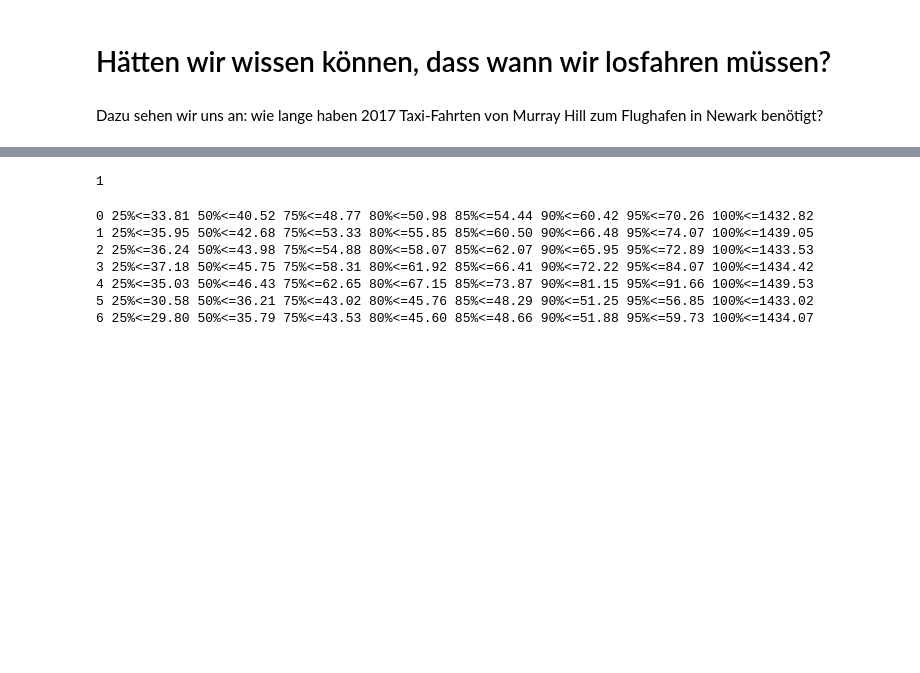
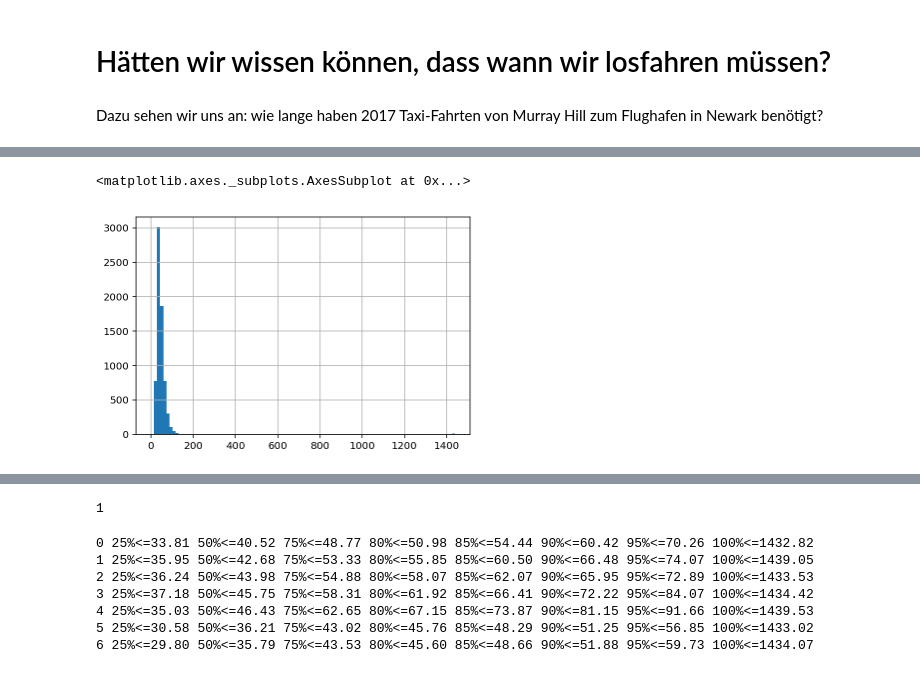
Before and after one commit to frankrefischer/nyc-taxi-to-airport, a Jupyter notebook: NYC-Taxi-Analytics.ipynb, the cells around one changed output, grey strips where cells are left out. Drawn from its saved outputs; the diff is of its cells as text; code cells hidden in the pictures; blank space fills up the shorter version.

```diff
--- a/NYC-Taxi-Analytics.ipynb
+++ b/NYC-Taxi-Analytics.ipynb
@@ -45,0 +60,5 @@ def select_trips_from_zone_to_zone(data, from_zone, to_zone):
+# %%
+tt.trip_duration_minutes.hist(bins=100)
+# %% [output]
+<matplotlib.axes._subplots.AxesSubplot at 0x...>
+[figure, added]
```
Also changed, not shown: parts of 8 cells of this notebook, 1 other file.
